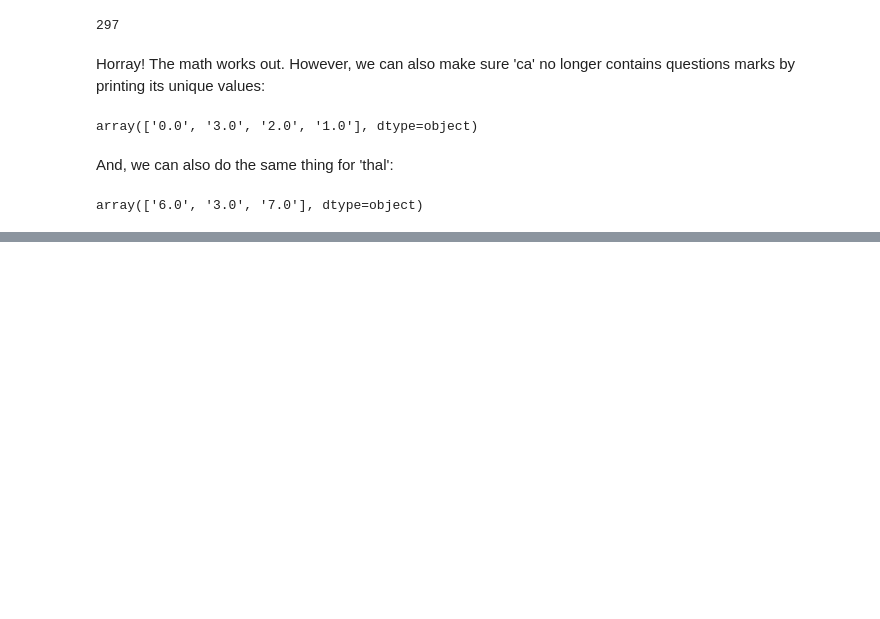
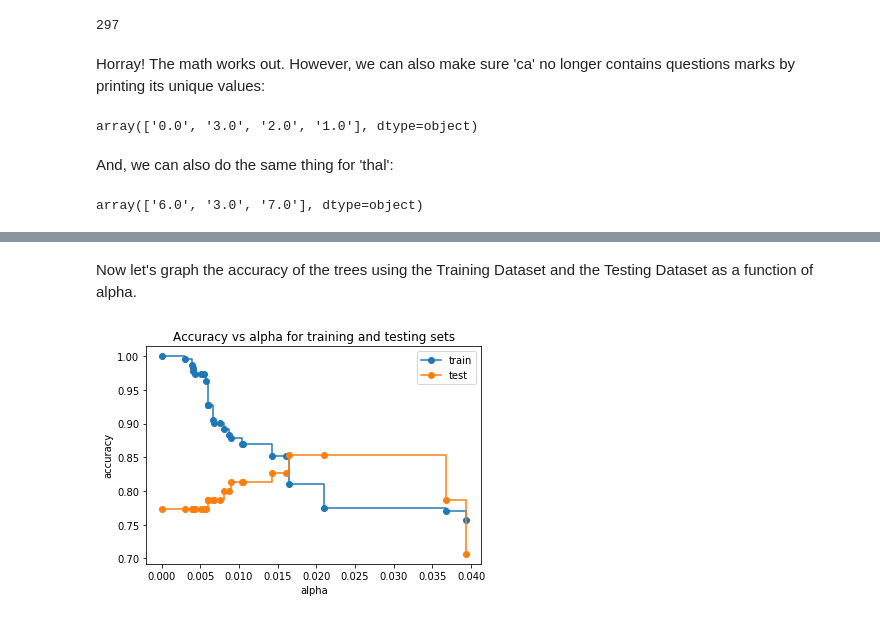
Before and after one commit to nabilatajrin/ford_used_car_analysis_-, a Jupyter notebook: processed_cleaveland_data_analysis.ipynb, the cells around one changed output, grey strips where cells are left out. Cells and saved outputs as stored; diff of their text form; code cells hidden in the pictures; blank space fills up the shorter version.

```diff
--- a/processed_cleaveland_data_analysis.ipynb
+++ b/processed_cleaveland_data_analysis.ipynb
@@ -482,0 +304,28 @@ plt.show()
+# %%
+path = clf_dt.cost_complexity_pruning_path(X_train, Y_train) # determine values for alpha
+ccp_alphas = path.ccp_alphas # extract different values for alpha
+ccp_alphas = ccp_alphas[:-1] # exclude the maximum value for alpha
+
+clf_dts = [] # create an array that we will put decision trees into
+
+## now create one decision tree per value for alpha and store it in the array
+for ccp_alpha in ccp_alphas:
+    clf_dt = DecisionTreeClassifier(random_state = 0, ccp_alpha = ccp_alpha)
+    clf_dt.fit(X_train, Y_train)
+    clf_dts.append(clf_dt)
+# %% [markdown]
+Now let's graph the accuracy of the trees using the Training Dataset and the Testing Dataset as a function of alpha.
+# %%
+train_scores = [clf_dt.score(X_train, Y_train) for clf_dt in clf_dts]
+test_scores = [clf_dt.score(X_test, Y_test) for clf_dt in clf_dts]
+
+fig, ax = plt.subplots()
+ax.set_xlabel("alpha")
+ax.set_ylabel("accuracy")
+ax.set_title("Accuracy vs alpha for training and testing sets")
+ax.plot(ccp_alphas, train_scores, marker = 'o', label = 'train', drawstyle = "steps-post")
+ax.plot(ccp_alphas, test_scores, marker = 'o', label = 'test', drawstyle = "steps-post")
+ax.legend()
+plt.show()
+# %% [output]
+[figure, added]
```
Also changed, not shown: parts of 86 cells of this notebook.
